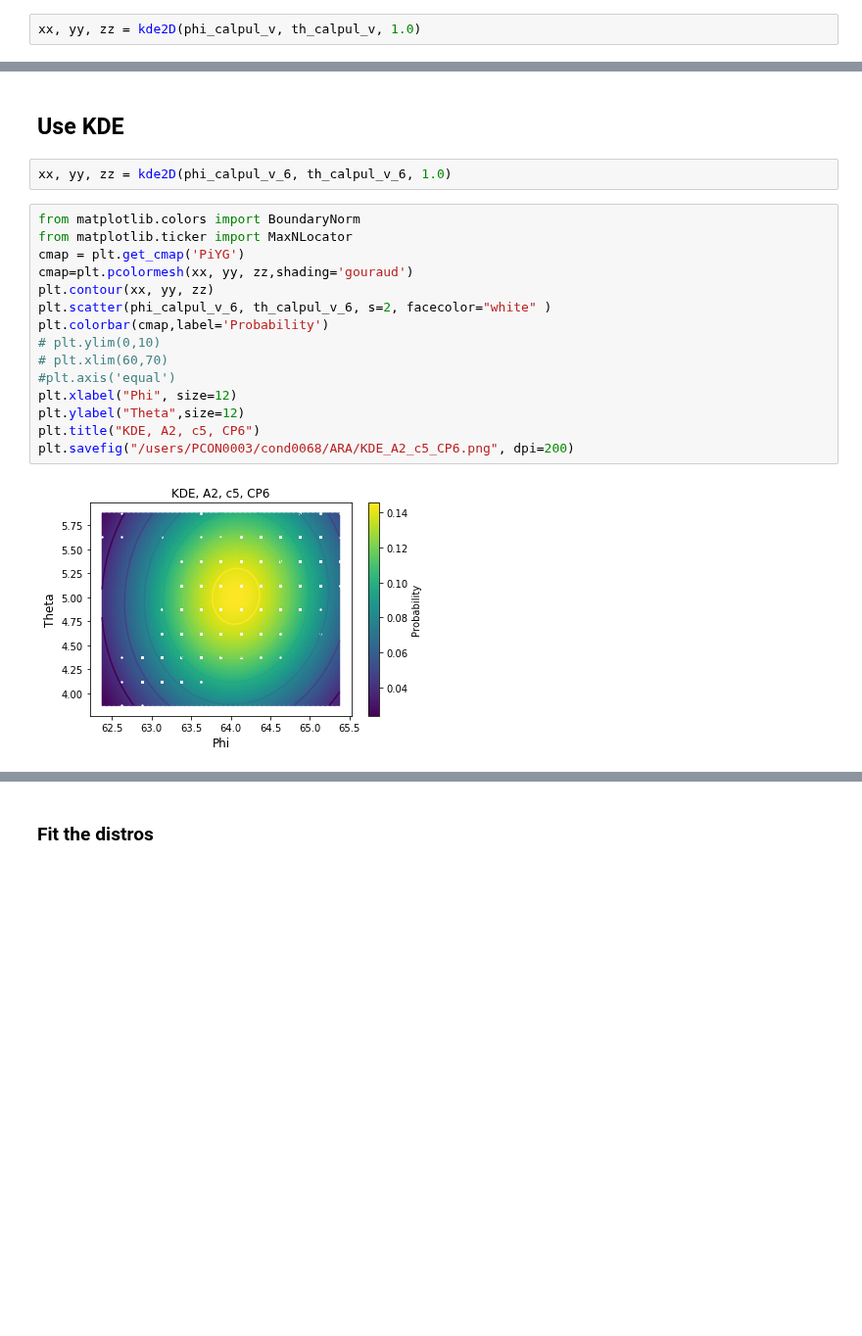
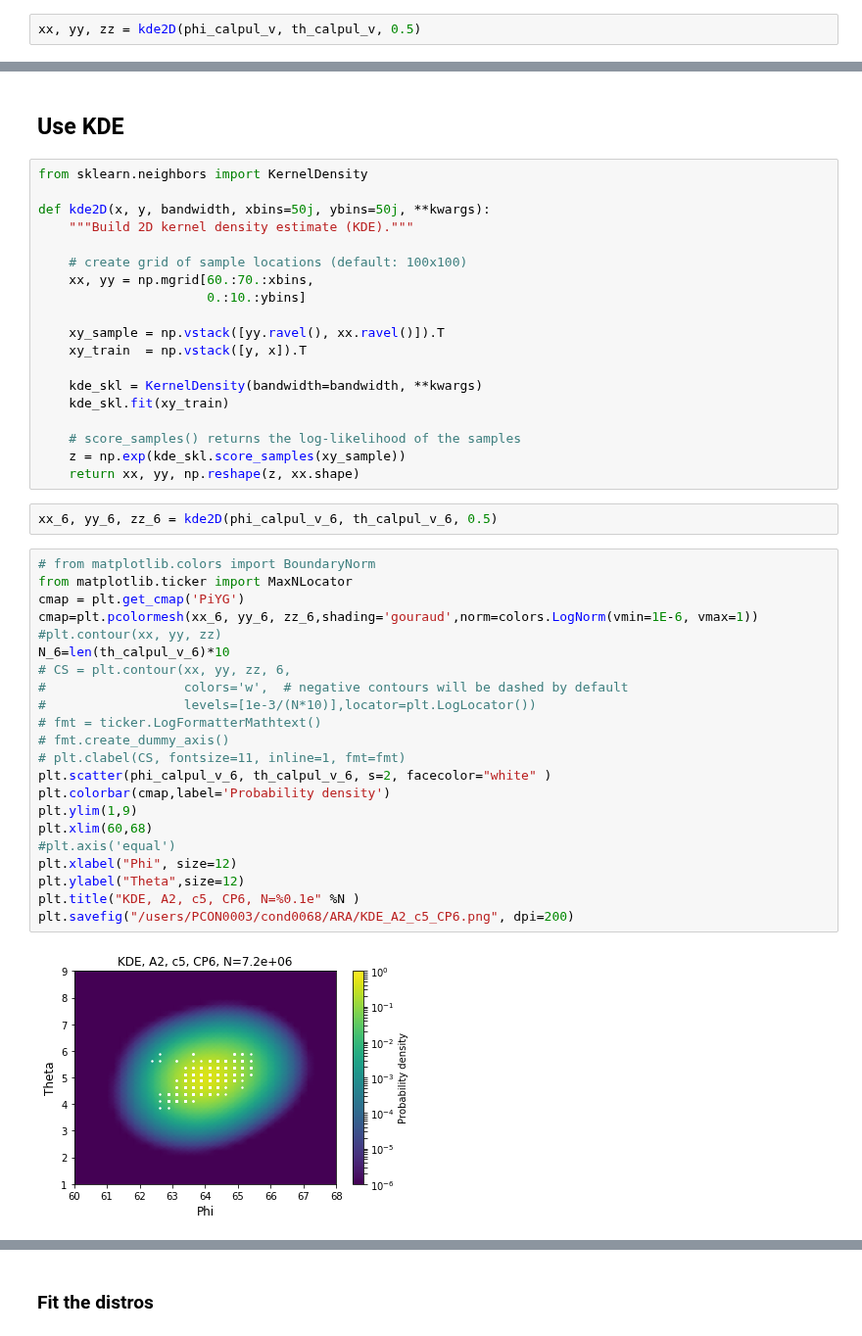
Before and after one commit to toej93/ARA_analysis, a Jupyter notebook: JuPyter_Notebooks/c5_fit.ipynb, the cells around one changed output, grey strips where cells are left out. Shown at 98% size. Saved outputs shown, nothing was run; the diff lists cells and outputs as text; blank space fills up the shorter version.

```diff
--- a/JuPyter_Notebooks/c5_fit.ipynb
+++ b/JuPyter_Notebooks/c5_fit.ipynb
@@ -76,7 +78,7 @@ def kde2D(x, y, bandwidth, xbins=50j, ybins=50j, **kwargs):
     z = np.exp(kde_skl.score_samples(xy_sample))
     return xx, yy, np.reshape(z, xx.shape)
 # %%
-xx, yy, zz = kde2D(phi_calpul_v, th_calpul_v, 1.0)
+xx, yy, zz = kde2D(phi_calpul_v, th_calpul_v, 0.5)
 # %%
 from matplotlib.colors import BoundaryNorm
 from matplotlib.ticker import MaxNLocator
@@ -226,21 +296,47 @@ th_calpul_v_6 = np.array(th_calpul_v_6)
 # %% [markdown]
 ## Use KDE
+# %%
+from sklearn.neighbors import KernelDensity
+
+def kde2D(x, y, bandwidth, xbins=50j, ybins=50j, **kwargs):
+    """Build 2D kernel density estimate (KDE)."""
+
+    # create grid of sample locations (default: 100x100)
+    xx, yy = np.mgrid[60.:70.:xbins,
+                      0.:10.:ybins]
+
+    xy_sample = np.vstack([yy.ravel(), xx.ravel()]).T
+    xy_train  = np.vstack([y, x]).T
+
+    kde_skl = KernelDensity(bandwidth=bandwidth, **kwargs)
+    kde_skl.fit(xy_train)
+
+    # score_samples() returns the log-likelihood of the samples
+    z = np.exp(kde_skl.score_samples(xy_sample))
+    return xx, yy, np.reshape(z, xx.shape)
 # %%
-xx, yy, zz = kde2D(phi_calpul_v_6, th_calpul_v_6, 1.0)
+xx_6, yy_6, zz_6 = kde2D(phi_calpul_v_6, th_calpul_v_6, 0.5)
 # %%
-from matplotlib.colors import BoundaryNorm
+# from matplotlib.colors import BoundaryNorm
 from matplotlib.ticker import MaxNLocator
 cmap = plt.get_cmap('PiYG')
-cmap=plt.pcolormesh(xx, yy, zz,shading='gouraud')
-plt.contour(xx, yy, zz)
+cmap=plt.pcolormesh(xx_6, yy_6, zz_6,shading='gouraud',norm=colors.LogNorm(vmin=1E-6, vmax=1))
+#plt.contour(xx, yy, zz)
+N_6=len(th_calpul_v_6)*10
+# CS = plt.contour(xx, yy, zz, 6,
+#                  colors='w',  # negative contours will be dashed by default
+#                  levels=[1e-3/(N*10)],locator=plt.LogLocator())
+# fmt = ticker.LogFormatterMathtext()
+# fmt.create_dummy_axis()
+# plt.clabel(CS, fontsize=11, inline=1, fmt=fmt)
 plt.scatter(phi_calpul_v_6, th_calpul_v_6, s=2, facecolor="white" )
-plt.colorbar(cmap,label='Probability')
-# plt.ylim(0,10)
-# plt.xlim(60,70)
+plt.colorbar(cmap,label='Probability density')
+plt.ylim(1,9)
+plt.xlim(60,68)
 #plt.axis('equal')
 plt.xlabel("Phi", size=12)
 plt.ylabel("Theta",size=12)
-plt.title("KDE, A2, c5, CP6")
+plt.title("KDE, A2, c5, CP6, N=%0.1e" %N )
 plt.savefig("/users/PCON0003/cond0068/ARA/KDE_A2_c5_CP6.png", dpi=200)
 # %% [output]
-[figure, old version]
+[figure, new version]
```
Also changed, not shown: parts of 16 cells of this notebook, 4 other files.
